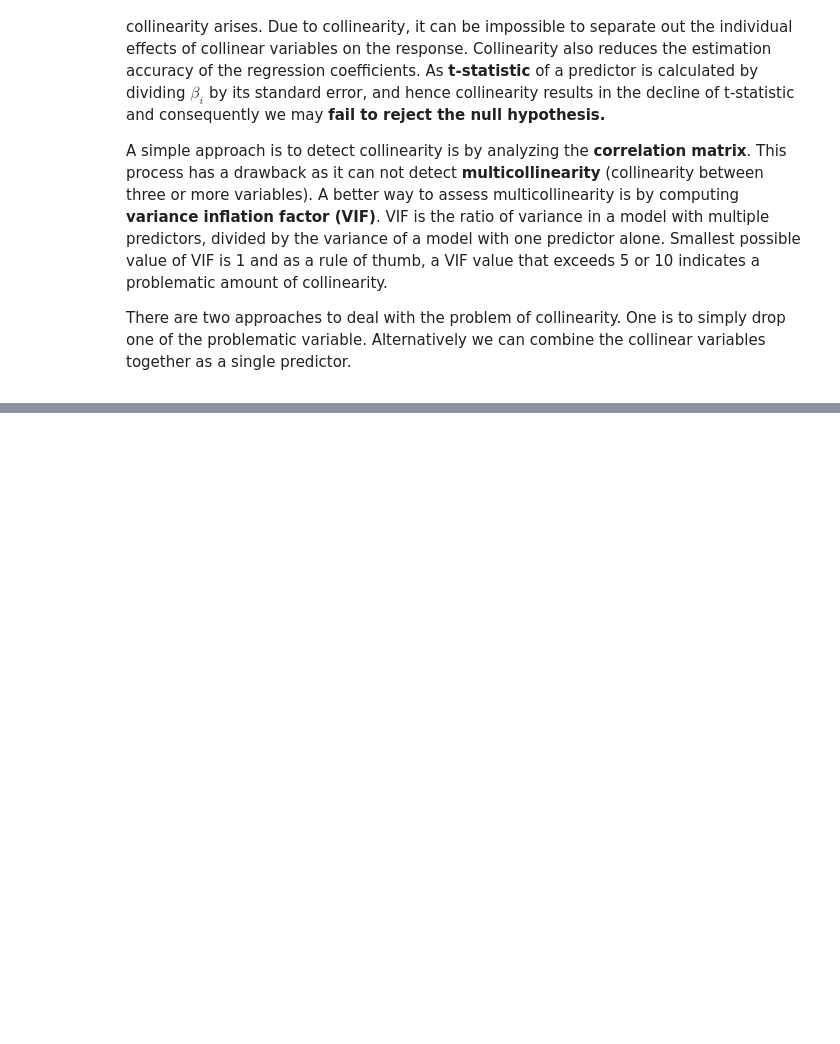
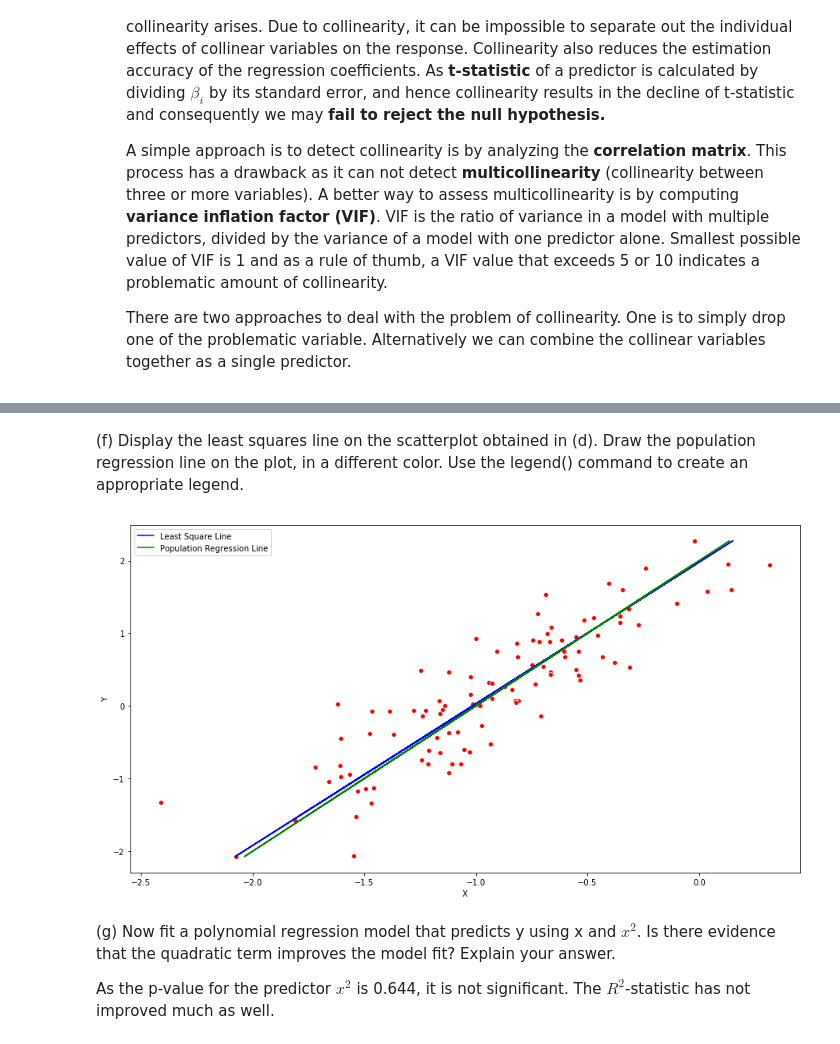
Before and after one commit to amitrajan012/Introduction-to-Statistical-Learning, a Jupyter notebook: Linear Regression.ipynb, the cells around one changed output, grey strips where cells are left out. Cells and saved outputs as stored; diff of their text form; code cells hidden in the pictures; blank space fills up the shorter version.

```diff
--- a/Linear Regression.ipynb
+++ b/Linear Regression.ipynb
@@ -329,0 +827,24 @@ The problems which arise when we fit a linear regression to a particular data se
+# %% [markdown]
+(f) Display the least squares line on the scatterplot obtained in (d). Draw the population regression line on the plot, in a different color. Use the legend() command to create an appropriate legend.
+# %%
+fig = plt.figure(figsize=(15,8))
+ax = fig.add_subplot(111)
+ax = sns.scatterplot(Y, X, color='r')
+
+y_hat = -1.0145 + (0.5130 * X)
+plt.plot(y_hat, X, color='blue', label="Least Square Line")
+
+y_population = -1 + (0.5 * X)
+plt.plot(y_population, X, color='green', label="Population Regression Line")
+
+ax.set_xlabel("X")
+ax.set_ylabel("Y")
+ax.legend()
+
+plt.show()
+# %% [output]
+[figure, added]
+# %% [markdown]
+(g) Now fit a polynomial regression model that predicts y using x and $x^2$. Is there evidence that the quadratic term improves the model fit? Explain your answer.
+
+As the p-value for the predictor $x^2$ is 0.644, it is not significant. The $R^2$-statistic has not improved much as well.
```
Also changed, not shown: parts of 80 cells of this notebook.
